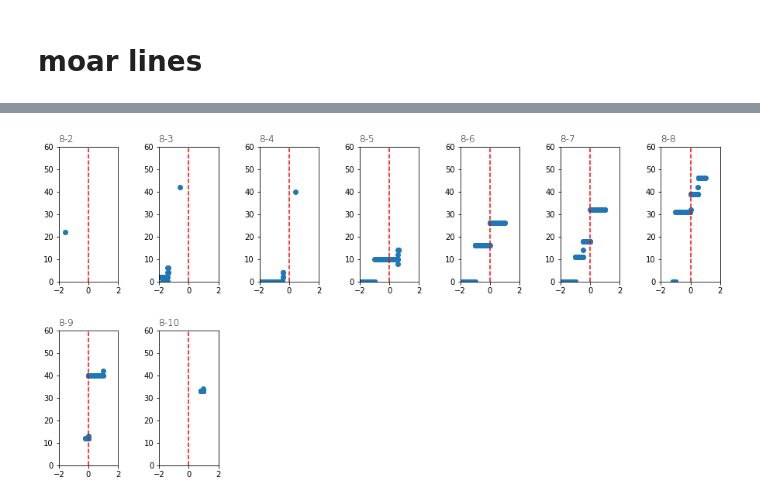
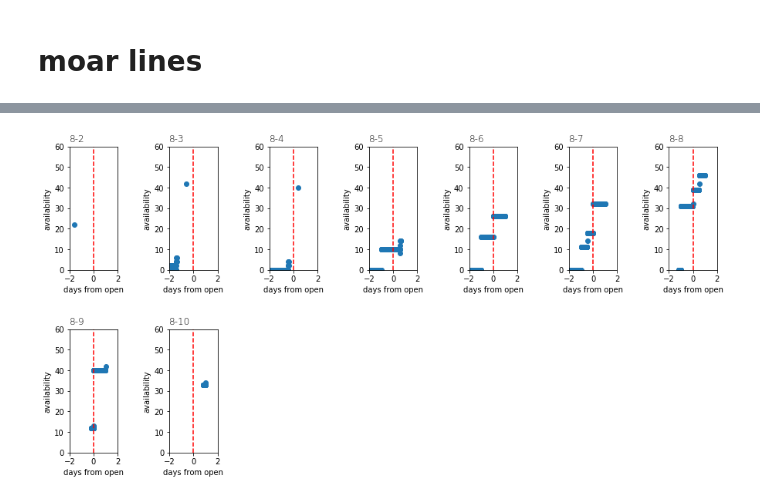
Before and after one commit to Sarulian/NapaliChecker, a Jupyter notebook: nepali_plotting.ipynb, the cells around one changed output, grey strips where cells are left out. Drawn from its saved outputs; the diff is of its cells as text; code cells hidden in the pictures.

```diff
--- a/nepali_plotting.ipynb
+++ b/nepali_plotting.ipynb
@@ -164,18 +164,20 @@ aligned_permits.head(n=10)
 # %%
 palette = plt.get_cmap('Set1')
 plt.figure(figsize=(13,7))
 grpd = aligned_permits.groupby('date')
 num=0
 for name,group in grpd:
     num+=1
     tmp_title = str(name.month) + '-' +str(name.day)
     plt.subplot(2,7,num)
     plt.scatter(x='aligned_s',y='availability', data = group)
     plt.ylim(0,60)
     plt.xlim(-2,2)
+    plt.xlabel('days from open')
+    plt.ylabel('availability')
     plt.title(tmp_title, loc='left', fontsize=12, fontweight=0)
     plt.axvline(0, color = 'r', linestyle='dashed')
 plt.tight_layout(pad=3.0)
 plt.savefig('/home/jordan/NapaliChecker/window.pdf')
 # %% [output]
-[figure, old version]
+[figure, new version]
```
Also changed, not shown: 1 other file.
